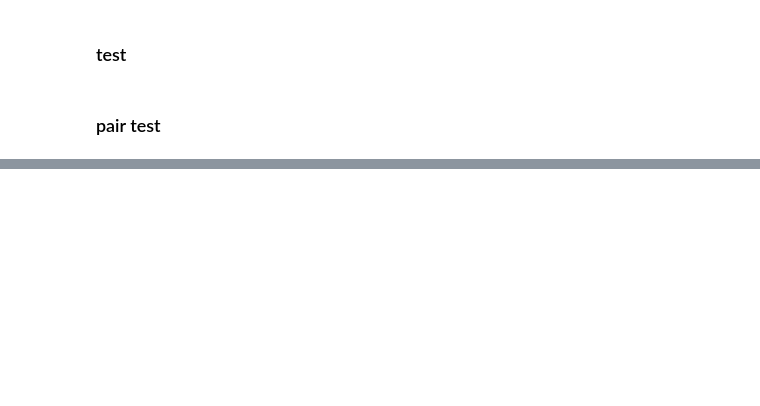
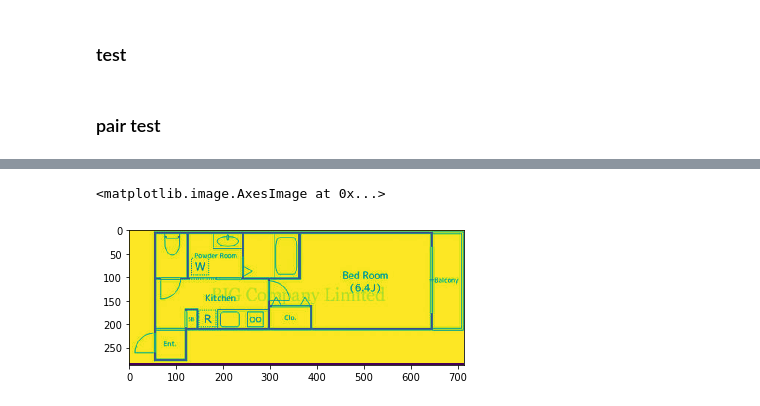
Before and after one commit to shuuchen/floorplan_similarity, a Jupyter notebook: Floorplan-Siamese-networks.ipynb, the cells around one changed output, grey strips where cells are left out. Drawn from its saved outputs; the diff is of its cells as text; code cells hidden in the pictures; blank space fills up the shorter version.

```diff
--- a/Floorplan-Siamese-networks.ipynb
+++ b/Floorplan-Siamese-networks.ipynb
@@ -187,0 +140,5 @@ with torch.no_grad():
+# %%
+plt.imshow(im)
+# %% [output]
+<matplotlib.image.AxesImage at 0x...>
+[figure, added]
```
Also changed, not shown: parts of 23 cells of this notebook, 4 other files.
